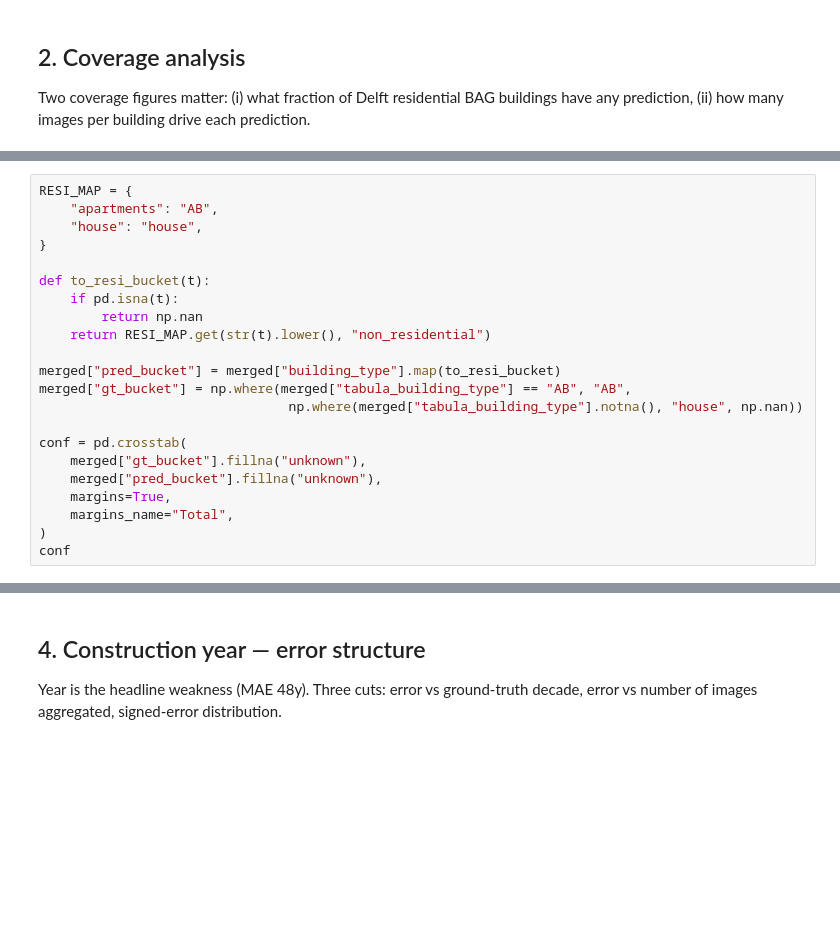
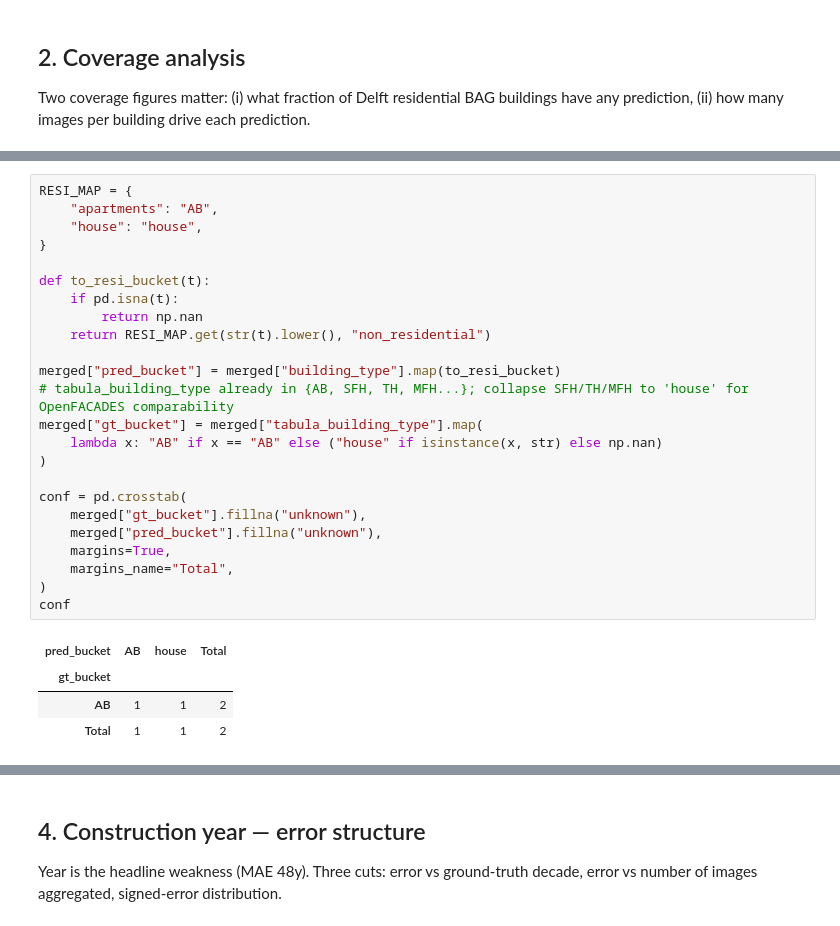
Before and after one commit to Peilingll/semi-synthetic-building-energy, a Jupyter notebook: notebooks/04_phase2_openfacades_analysis.ipynb, the cells around one changed output, grey strips where cells are left out. Saved outputs shown, nothing was run; the diff lists cells and outputs as text; blank space fills up the shorter version.

```diff
--- a/notebooks/04_phase2_openfacades_analysis.ipynb
+++ b/notebooks/04_phase2_openfacades_analysis.ipynb
@@ -113,23 +128,30 @@ Mirrors the binary collapse in `vlm_evaluate_phase2.py` (`np.where(tabula_buildi
 # %%
 RESI_MAP = {
     "apartments": "AB",
     "house": "house",
 }
 
 def to_resi_bucket(t):
     if pd.isna(t):
         return np.nan
     return RESI_MAP.get(str(t).lower(), "non_residential")
 
 merged["pred_bucket"] = merged["building_type"].map(to_resi_bucket)
-merged["gt_bucket"] = np.where(merged["tabula_building_type"] == "AB", "AB",
-                                np.where(merged["tabula_building_type"].notna(), "house", np.nan))
+# tabula_building_type already in {AB, SFH, TH, MFH...}; collapse SFH/TH/MFH to 'house' for OpenFACADES comparability
+merged["gt_bucket"] = merged["tabula_building_type"].map(
+    lambda x: "AB" if x == "AB" else ("house" if isinstance(x, str) else np.nan)
+)
 
 conf = pd.crosstab(
     merged["gt_bucket"].fillna("unknown"),
     merged["pred_bucket"].fillna("unknown"),
     margins=True,
     margins_name="Total",
 )
 conf
+# %% [output]
+| pred_bucket | AB | house | Total |
+| gt_bucket |  |  |  |
+| AB | 1 | 1 | 2 |
+| Total | 1 | 1 | 2 |
 # %%
```
Also changed, not shown: parts of 19 cells of this notebook, 2 other files.
